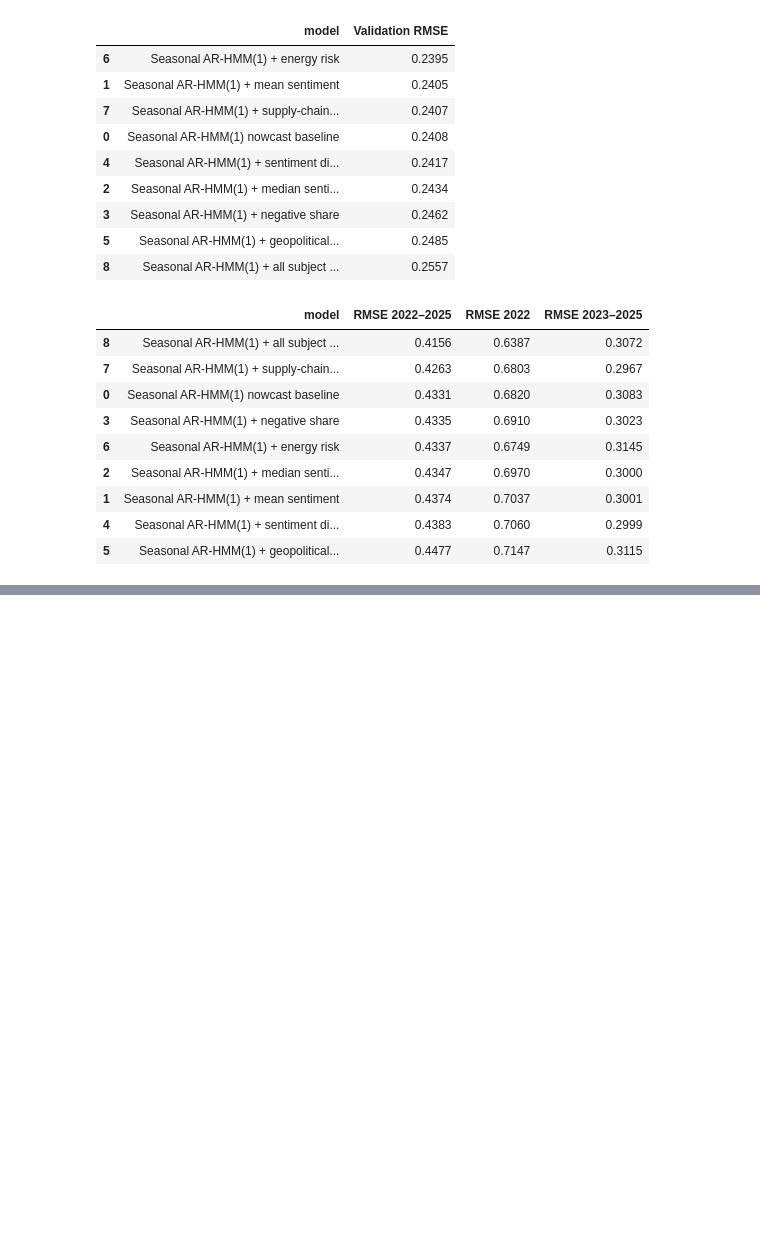
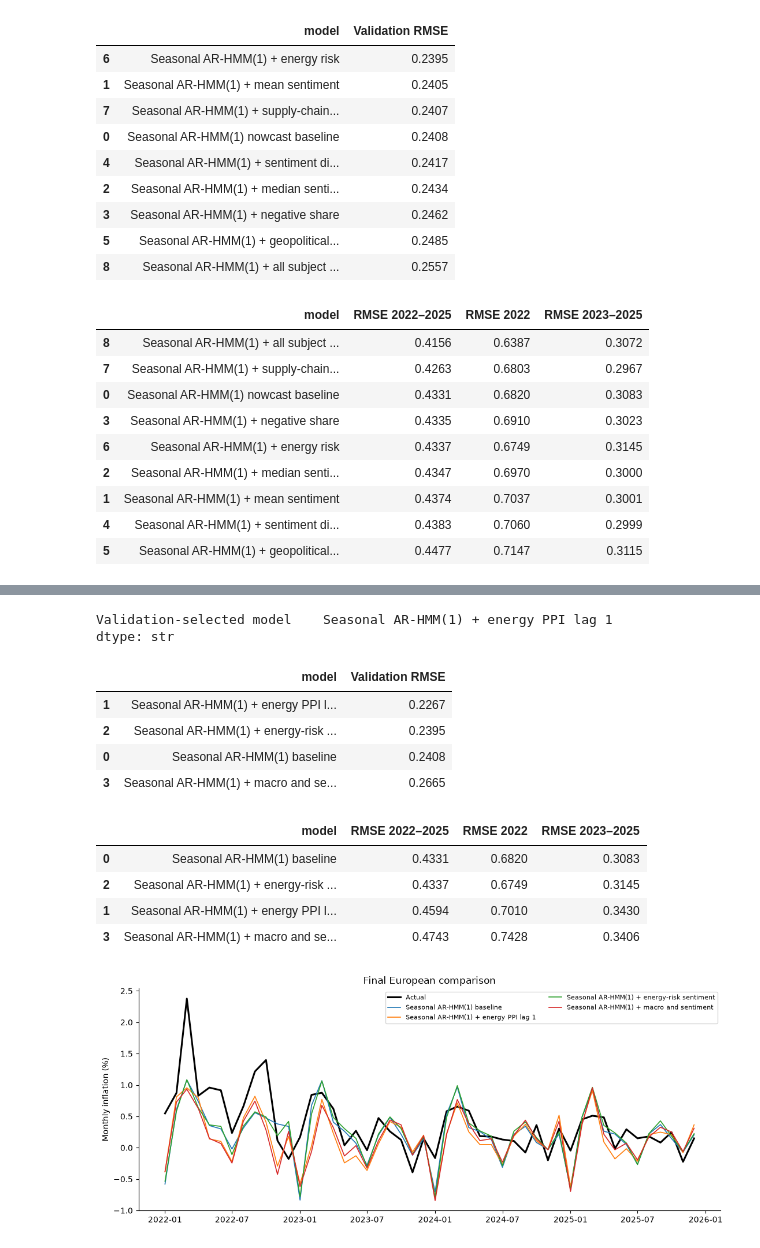
Before and after one commit to zahra-ynp/Thesis, a Jupyter notebook: modelling/notebooks/03_European_Union_Replication.ipynb, the cells around one changed output, grey strips where cells are left out. Drawn from its saved outputs; the diff is of its cells as text; code cells hidden in the pictures; blank space fills up the shorter version.

Commit message:
Different sentiment experiance on Europe

```diff
--- a/modelling/notebooks/03_European_Union_Replication.ipynb
+++ b/modelling/notebooks/03_European_Union_Replication.ipynb
@@ -286,0 +290,35 @@ dtype: str
+# %%
+final_comparison = results['final_europe_comparison']
+final_validation = pd.DataFrame([{'model': item['model'], 'Validation RMSE': item['metrics']['rmse']}
+                                 for item in final_comparison['rolling_validation']['combined_models']])
+final_test = pd.DataFrame([{'model': item['model'], 'RMSE 2022–2025': item['metrics']['rmse'],
+                            'RMSE 2022': item['subperiod_metrics']['2022']['rmse'],
+                            'RMSE 2023–2025': item['subperiod_metrics']['2023-2025']['rmse']}
+                           for item in final_comparison['final_test']])
+display(pd.Series({'Validation-selected model': final_comparison['preferred_model']}))
+display(final_validation.sort_values('Validation RMSE').round(4))
+display(final_test.sort_values('RMSE 2022–2025').round(4))
+fig, ax = plt.subplots(figsize=(13, 5))
+for item in final_comparison['final_test']:
+    forecasts = pd.DataFrame(item['forecasts'])
+    forecasts['Date'] = pd.to_datetime(forecasts['Date'])
+    if item is final_comparison['final_test'][0]:
+        ax.plot(forecasts.Date, forecasts.Actual, color='black', linewidth=2.2, label='Actual')
+    ax.plot(forecasts.Date, forecasts.Forecast, linewidth=1.2, label=item['model'])
+ax.set(title='Final European comparison', ylabel='Monthly inflation (%)', xlabel='')
+ax.legend(fontsize=8, ncol=2)
+plt.show()
+# %% [output]
+Validation-selected model    Seasonal AR-HMM(1) + energy PPI lag 1
+dtype: str
+|  | model | Validation RMSE |
+| 1 | Seasonal AR-HMM(1) + energy PPI l... | 0.2267 |
+| 2 | Seasonal AR-HMM(1) + energy-risk ... | 0.2395 |
+| 0 | Seasonal AR-HMM(1) baseline | 0.2408 |
+| 3 | Seasonal AR-HMM(1) + macro and se... | 0.2665 |
+|  | model | RMSE 2022–2025 | RMSE 2022 | RMSE 2023–2025 |
+| 0 | Seasonal AR-HMM(1) baseline | 0.4331 | 0.6820 | 0.3083 |
+| 2 | Seasonal AR-HMM(1) + energy-risk ... | 0.4337 | 0.6749 | 0.3145 |
+| 1 | Seasonal AR-HMM(1) + energy PPI l... | 0.4594 | 0.7010 | 0.3430 |
+| 3 | Seasonal AR-HMM(1) + macro and se... | 0.4743 | 0.7428 | 0.3406 |
+[figure, added]
```
Also changed, not shown: parts of 1 cell of this notebook, 3 other files.
